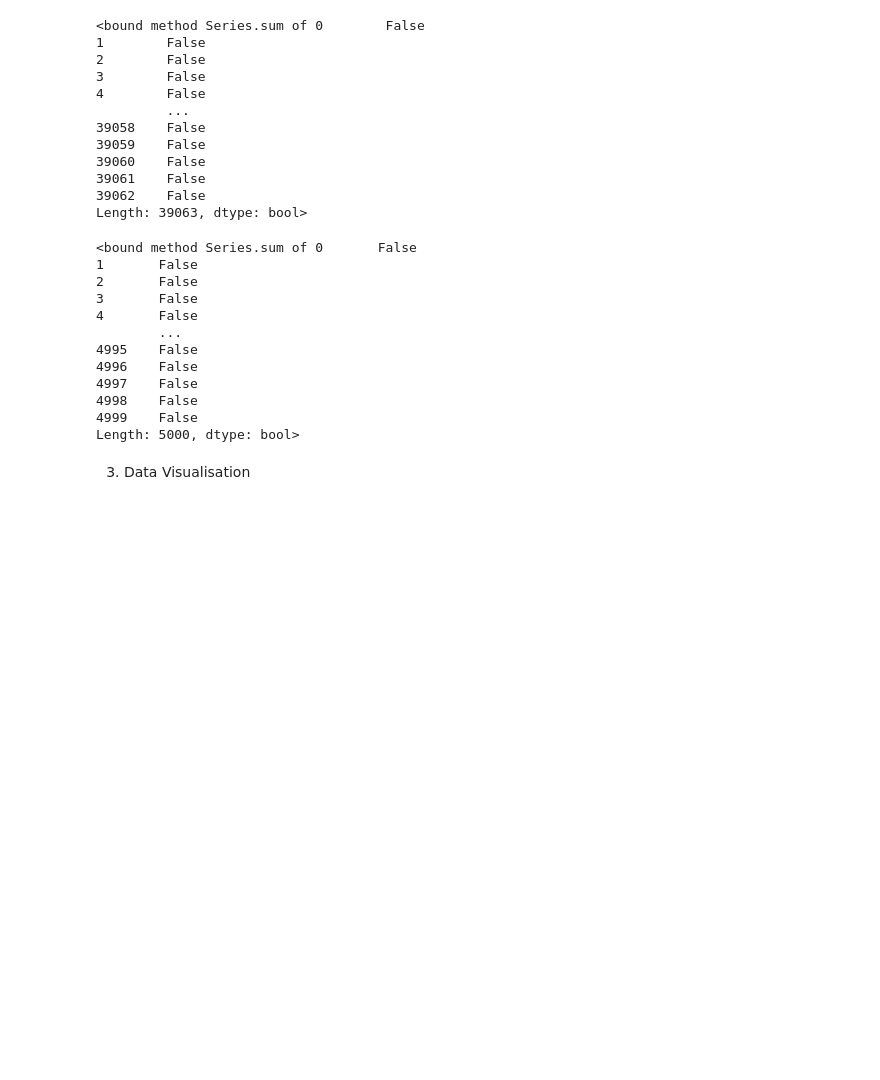
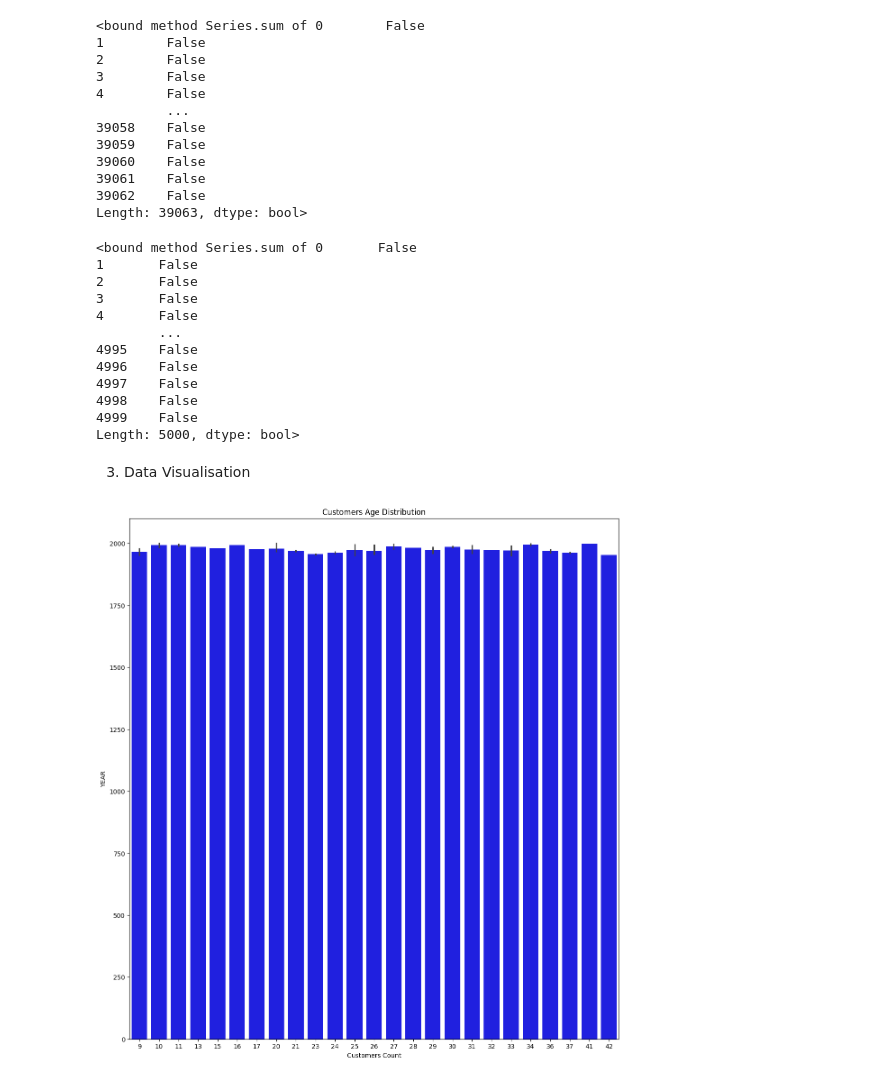
Before and after one commit to philipoladimeji/BD2-JCPenney-Project, a Jupyter notebook: BD2_Assignment_2.ipynb, the cells around one changed output. Cells and saved outputs as stored; diff of their text form; code cells hidden in the pictures; blank space fills up the shorter version.

```diff
--- a/BD2_Assignment_2.ipynb
+++ b/BD2_Assignment_2.ipynb
@@ -490,3 +490,26 @@ print(users_csv_df.duplicated().sum)
 Length: 5000, dtype: bool>
 # %% [markdown]
 3. Data Visualisation
+# %%
+# Convert 'DOB' to datetime and extract the year
+users_csv_df['Year'] = pd.to_datetime(users_csv_df['DOB'], format='%d.%m.%Y').dt.year
+
+# Group by birth year and count the number of Customers
+customer_year  = users_csv_df['Year'].value_counts().reset_index(name='Count of Customers')
+
+
+# Group by Age and count the number of customers in each year
+customer_year = users_csv_df["Year"].value_counts().sort_values(ascending=False)
+
+
+# Create a horizontal bar chart
+plt.figure(figsize=(14, 15))
+sns.barplot(x=customer_year.values - 70, y=customer_year.index, color="blue")
+
+# label chart and print
+plt.title("Customers Age Distribution")
+plt.xlabel('Customers Count')
+plt.ylabel('YEAR')
+plt.show()
+# %% [output]
+[figure, added]
```
